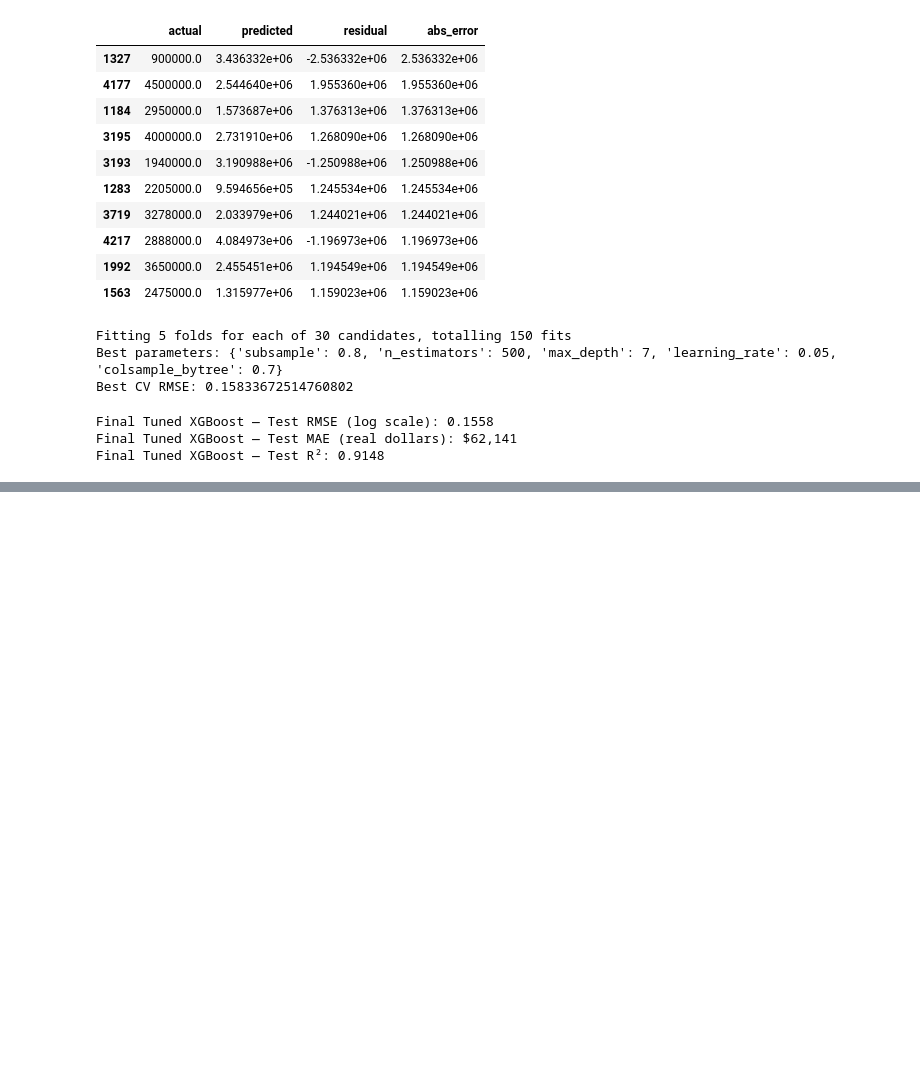
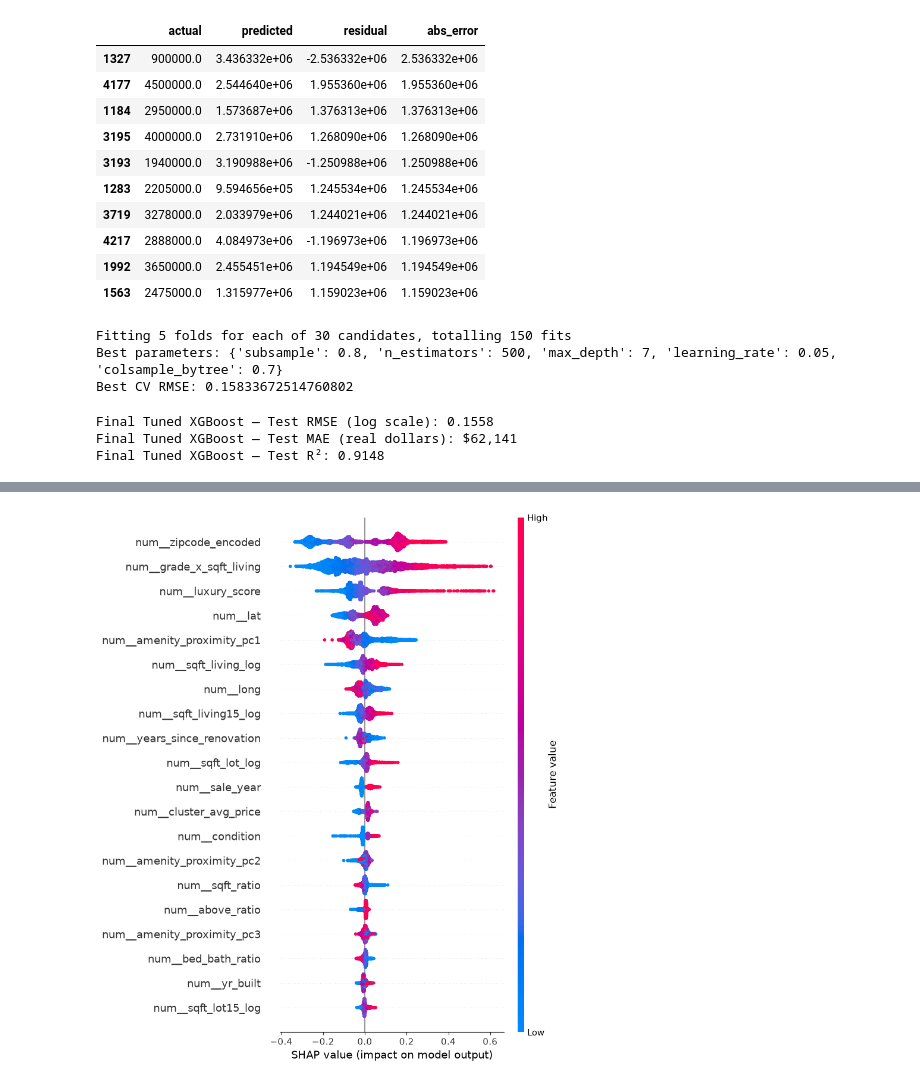
Before and after one commit to reetam-dutta-24/real-estate-price-prediction, a Jupyter notebook: notebooks/03_modeling.ipynb, the cells around one changed output, grey strips where cells are left out. Cells and saved outputs as stored; diff of their text form; code cells hidden in the pictures; blank space fills up the shorter version.

```diff
--- a/notebooks/03_modeling.ipynb
+++ b/notebooks/03_modeling.ipynb
@@ -239,0 +281,12 @@ Final Tuned XGBoost — Test R²: 0.9148
+# %%
+import shap
+
+explainer = shap.TreeExplainer(best_xgb)
+shap_values = explainer.shap_values(X_test_processed)
+
+shap.summary_plot(shap_values, X_test_processed, feature_names=feature_names, show=False)
+plt.tight_layout()
+plt.savefig("../reports/figures/shap_summary.png", dpi=150, bbox_inches='tight')
+plt.show()
+# %% [output]
+[figure, added]
```
Also changed, not shown: parts of 2 cells of this notebook, 4 other files.
